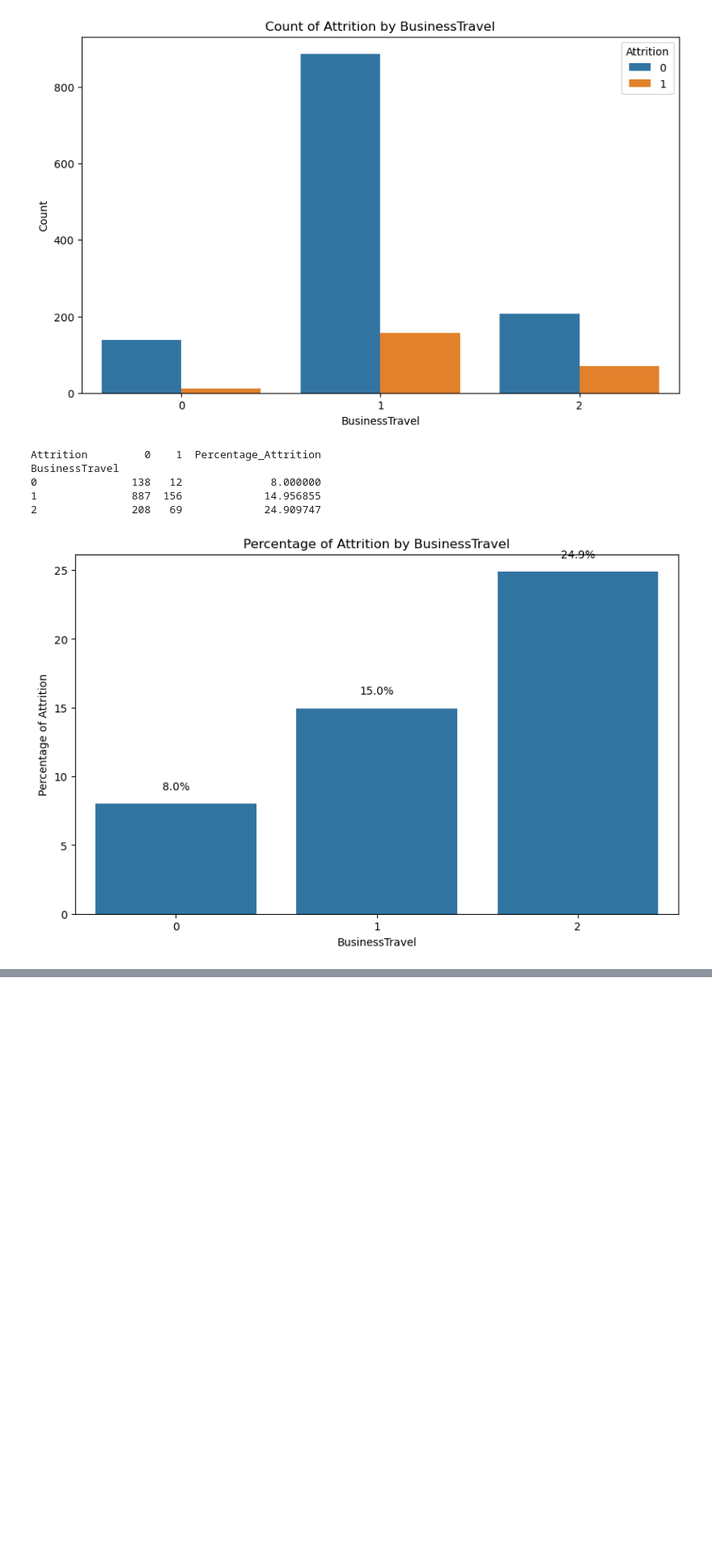
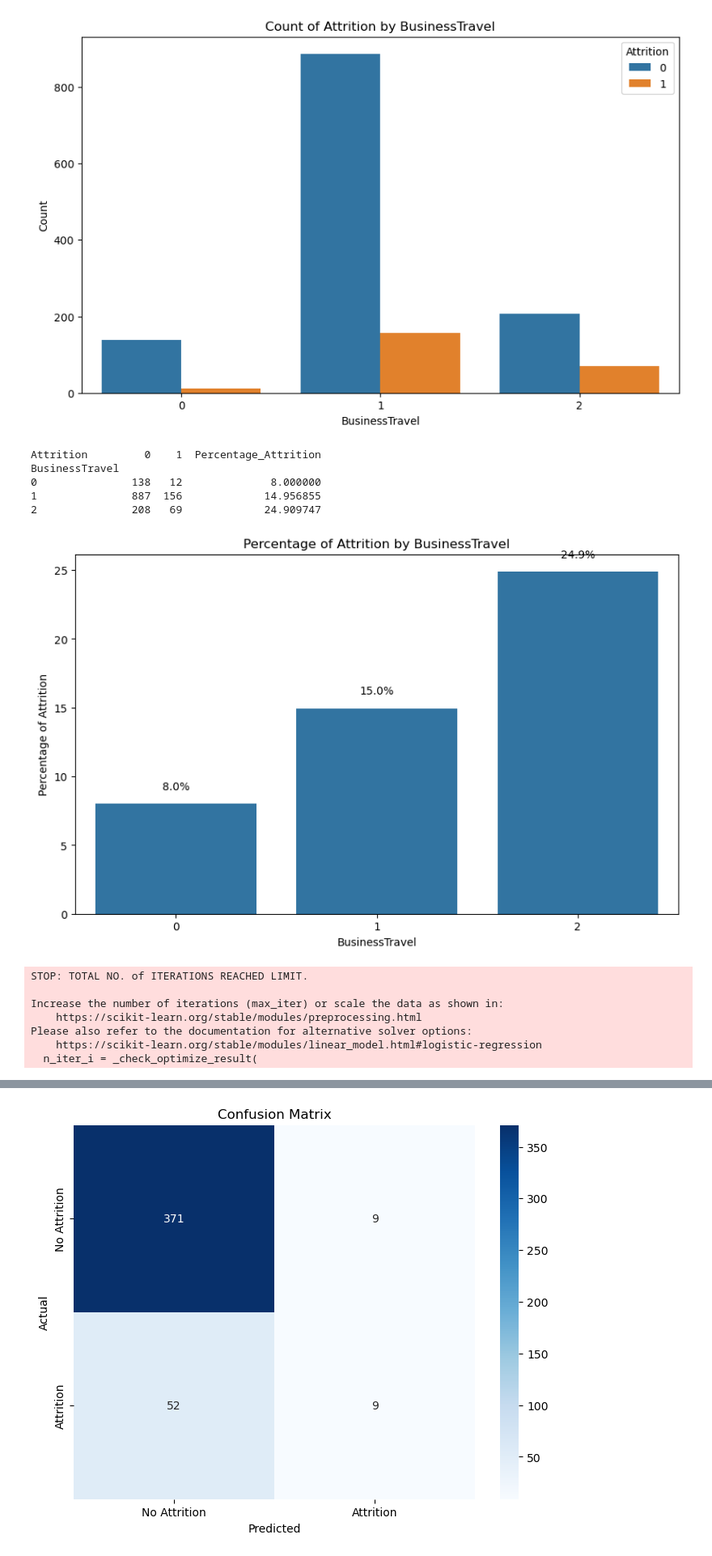
Before and after one commit to GaryGumbleton/COM775Assignment, a Jupyter notebook: COM735BusinessIntelligence.ipynb, the cells around one changed output, grey strips where cells are left out. Shown at 81% size. Cells and saved outputs as stored; diff of their text form; code cells hidden in the pictures; blank space fills up the shorter version.

```diff
--- a/COM735BusinessIntelligence.ipynb
+++ b/COM735BusinessIntelligence.ipynb
@@ -245,3 +245,73 @@ BusinessTravel
 1               887  156             14.956855
 2               208   69             24.909747
 [figure]
+# %%
+#Gary messing about
+
+import pandas as pd
+from sklearn.model_selection import train_test_split
+from sklearn.preprocessing import LabelEncoder
+
+# Load your dataset (replace 'your_dataset.csv' with the actual path to your file)
+df = pd.read_csv('WA_Fn-UseC_-HR-Employee-Attrition.csv')
+
+# Encode categorical variables
+le = LabelEncoder()
+for column in df.select_dtypes(include=['object']).columns:
+    df[column] = le.fit_transform(df[column])
+
+# Define features and target
+X = df.drop('Attrition', axis=1)
+y = df['Attrition']
+
+from sklearn.feature_selection import SelectKBest, f_classif
+
+# Select the top 10 features
+selector = SelectKBest(score_func=f_classif, k=10)
+X_new = selector.fit_transform(X, y)
+
+# Get selected feature names
+selected_features = X.columns[selector.get_support()]
+print("Selected Features:", selected_features)
+
+
+from sklearn.linear_model import LogisticRegression
+from sklearn.metrics import accuracy_score, confusion_matrix, classification_report
+
+# Split the data into training and test sets
+X_train, X_test, y_train, y_test = train_test_split(X_new, y, test_size=0.3, random_state=42)
+
+# Initialize and train the logistic regression model
+model = LogisticRegression()
+model.fit(X_train, y_train)
+
+# Make predictions on the test set
+y_pred = model.predict(X_test)
+
+# Evaluate the model
+accuracy = accuracy_score(y_test, y_pred)
+conf_matrix = confusion_matrix(y_test, y_pred)
+class_report = classification_report(y_test, y_pred)
+
+print("Accuracy:", accuracy)
+print("Confusion Matrix:\n", conf_matrix)
+print("Classification Report:\n", class_report)
+
+import matplotlib.pyplot as plt
+import seaborn as sns
+
+# Plot the confusion matrix
+plt.figure(figsize=(8, 6))
+sns.heatmap(conf_matrix, annot=True, fmt="d", cmap="Blues", xticklabels=['No Attrition', 'Attrition'], yticklabels=['No Attrition', 'Attrition'])
+plt.xlabel('Predicted')
+plt.ylabel('Actual')
+plt.title('Confusion Matrix')
+plt.show()
+# %% [output]
+STOP: TOTAL NO. of ITERATIONS REACHED LIMIT.
+
+Increase the number of iterations (max_iter) or scale the data as shown in:
+    https://scikit-learn.org/stable/modules/preprocessing.html
+Please also refer to the documentation for alternative solver options:
+    https://scikit-learn.org/stable/modules/linear_model.html#logistic-regression
+  n_iter_i = _check_optimize_result(
@@ -247,0 +335 @@ BusinessTravel
+[figure, added]
```
Also changed, not shown: parts of 2 cells of this notebook.
